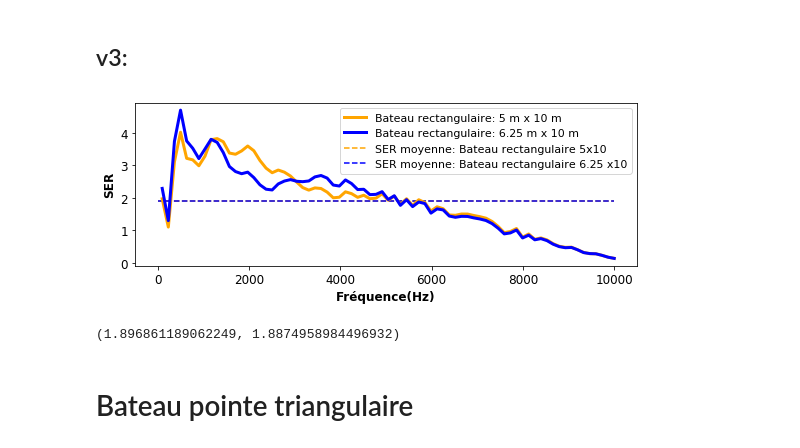
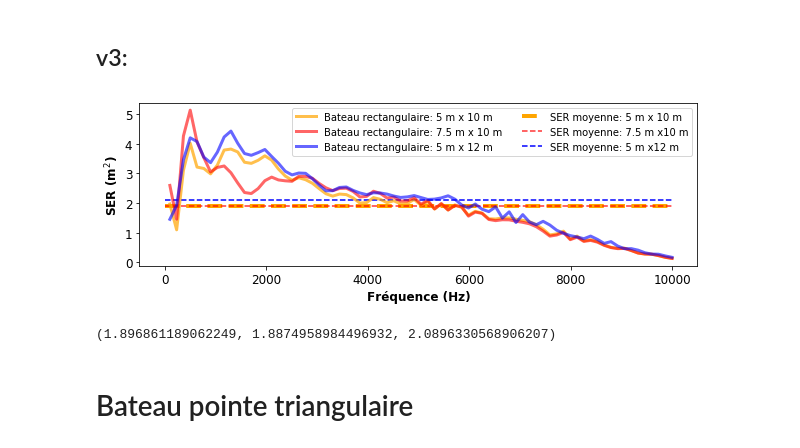
Before and after one commit to pierreluc-plt/ProjetSimulation, a Jupyter notebook: Figure_Resultats.ipynb, the cells around one changed output. Saved outputs shown, nothing was run; the diff lists cells and outputs as text; code cells hidden in the pictures.

Commit message:
Nouvelles images

```diff
--- a/Figure_Resultats.ipynb
+++ b/Figure_Resultats.ipynb
@@ -323,27 +410,32 @@ np.mean(data_rectangle)
 # %%
 data_rectangle1=np.load("Resultats/Matrices_Champ/SERv3/SER3_rectangle_1p0.npy")
 data_rectangle2=np.load("Resultats/Matrices_Champ/SERv3/SER3_rectangle_1p25.npy")
+data_rectangle3=np.load("Resultats/Matrices_Champ/SERv3/SER3_rectangle_1p5.npy")
+data_rectangle4=np.load("Resultats/Matrices_Champ/SERv3/SER3_rectangle_5x12.npy")
 # %%
 
-plt.figure(figsize=(9,3))
+plt.figure(figsize=(10,3))
 #plt.plot(omega/2/np.pi,data_carre, lw=3,label="Bateau carré: 10 m x 10 m", color="blue")
-plt.plot(omega/2/np.pi,data_rectangle1,lw=3, ls="-", label="Bateau rectangulaire: 5 m x 10 m", color="orange")
-plt.plot(omega/2/np.pi,data_rectangle2,lw=3, ls="-", label="Bateau rectangulaire: 6.25 m x 10 m", color="blue")
-plt.xlabel("Fréquence(Hz)",fontsize=12, fontweight="bold")
-plt.ylabel("SER",fontsize=12, fontweight="bold")
+plt.plot(omega/2/np.pi,data_rectangle1,lw=3, ls="-", label="Bateau rectangulaire: 5 m x 10 m", color="orange",alpha=0.7)
+#plt.plot(omega/2/np.pi,data_rectangle2,lw=3, ls="-", label="Bateau rectangulaire: 6.25 m x 10 m", color="blue")
+plt.plot(omega/2/np.pi,data_rectangle3,lw=3, ls="-", label="Bateau rectangulaire: 7.5 m x 10 m", color="red", alpha=0.6)
+plt.plot(omega/2/np.pi,data_rectangle4,lw=3, ls="-", label="Bateau rectangulaire: 5 m x 12 m", color="blue", alpha=0.6)
+plt.xlabel("Fréquence (Hz)",fontsize=12, fontweight="bold")
+plt.ylabel("SER (m$^2$)",fontsize=12, fontweight="bold")
 plt.yticks(fontsize=12)
 plt.xticks(fontsize=12)
 
 #plt.hlines(np.mean(data_carre),0,10000,label="SER moyen: Bateau carré",linestyle="--", color="blue")
-plt.hlines(np.mean(data_rectangle1),0,10000,label="SER moyenne: Bateau rectangulaire 5x10",linestyle="--", color="orange")
-plt.hlines(np.mean(data_rectangle2),0,10000,label="SER moyenne: Bateau rectangulaire 6.25 x10",linestyle="--", color="blue")
-plt.legend(fontsize=11)
-#plt.savefig("Resultats/SER_Rectangle.png",dpi=200,bbox_inches="tight")
+plt.hlines(np.mean(data_rectangle1),0,10000,label="SER moyenne: 5 m x 10 m",linestyle="--",lw=4, color="orange")
+plt.hlines(np.mean(data_rectangle3),0,10000,label="SER moyenne: 7.5 m x10 m",linestyle="--", color="red", alpha=0.8)
+plt.hlines(np.mean(data_rectangle4),0,10000,label="SER moyenne: 5 m x12 m",linestyle="--", color="blue")
+plt.legend(ncol=2,fontsize=10)
+plt.savefig("Resultats/SER_Rectangle.png",dpi=200,bbox_inches="tight")
 plt.show()
-np.mean(data_rectangle1),np.mean(data_rectangle2)
+np.mean(data_rectangle1),np.mean(data_rectangle2),np.mean(data_rectangle4)
 # %% [output]
-[figure, old version]
+[figure, new version]
-(1.896861189062249, 1.8874958984496932)
+(1.896861189062249, 1.8874958984496932, 2.0896330568906207)
 # %% [markdown]
 # Bateau pointe triangulaire
 # %%
```
Also changed, not shown: parts of 8 cells of this notebook, 10 other files.
